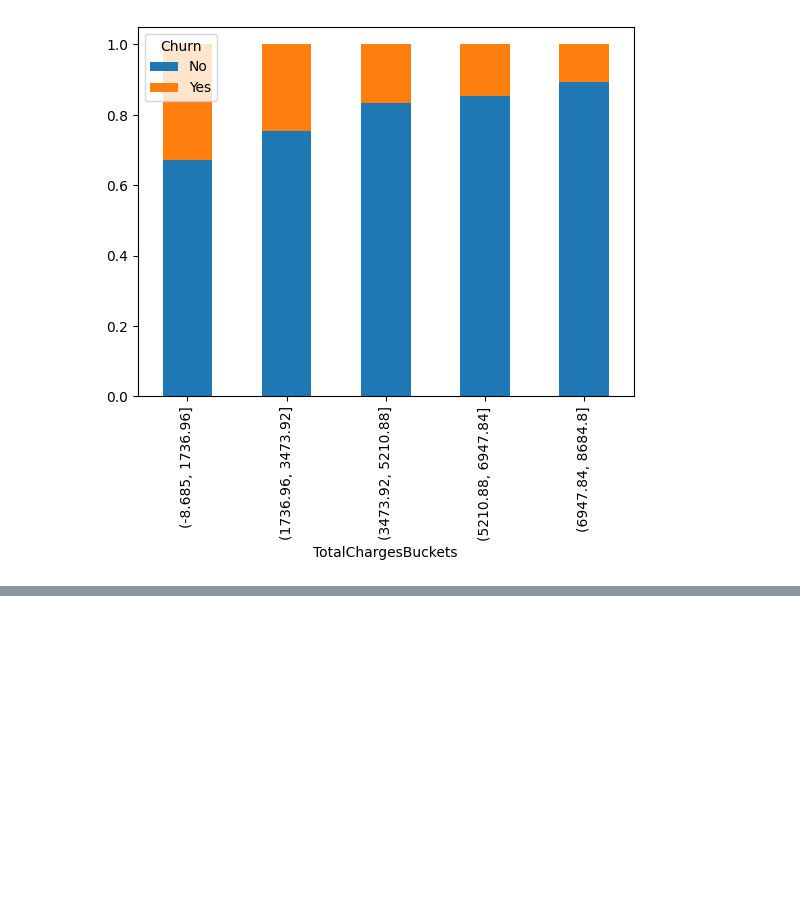
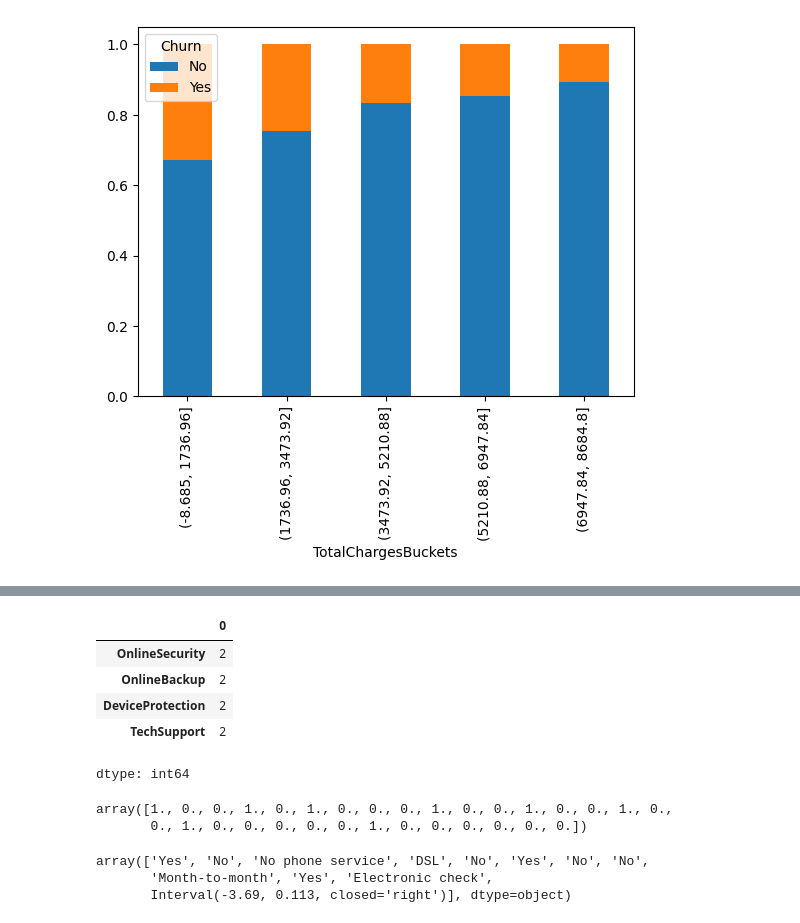
Before and after one commit to Capaquira/projectsLivreLow-code, a Jupyter notebook: TauxDesabonnementClients.ipynb, the cells around one changed output, grey strips where cells are left out. Drawn from its saved outputs; the diff is of its cells as text; code cells hidden in the pictures; blank space fills up the shorter version.

```diff
--- a/TauxDesabonnementClients.ipynb
+++ b/TauxDesabonnementClients.ipynb
@@ -1000,0 +420,11 @@ plt.show()
+# %%
+df_prep = df_3.replace('No internet service', 'No')
+df_prep[['OnlineSecurity', 'OnlineBackup',
+         'DeviceProtection', 'TechSupport']].nunique()
+# %% [output]
+|  | 0 |
+| OnlineSecurity | 2 |
+| OnlineBackup | 2 |
+| DeviceProtection | 2 |
+| TechSupport | 2 |
+dtype: int64
@@ -1000,0 +446,11 @@ plt.show()
+# %%
+X_cat_trans.toarray()[0]
+# %% [output]
+array([1., 0., 0., 1., 0., 1., 0., 0., 0., 1., 0., 0., 1., 0., 0., 1., 0.,
+       0., 1., 0., 0., 0., 0., 0., 1., 0., 0., 0., 0., 0., 0.])
+# %%
+ohe.inverse_transform(X_cat_trans.toarray())[0]
+# %% [output]
+array(['Yes', 'No', 'No phone service', 'DSL', 'No', 'Yes', 'No', 'No',
+       'Month-to-month', 'Yes', 'Electronic check',
+       Interval(-3.69, 0.113, closed='right')], dtype=object)
```
Also changed, not shown: parts of 72 cells of this notebook.
